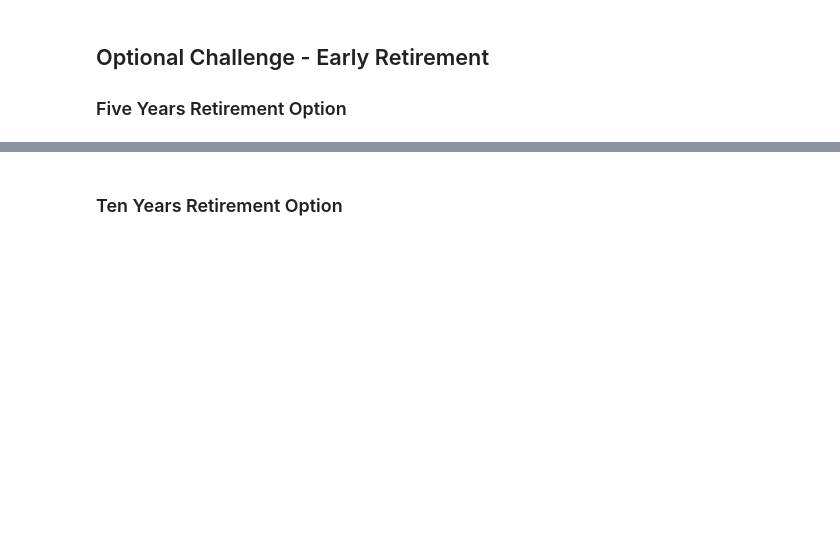
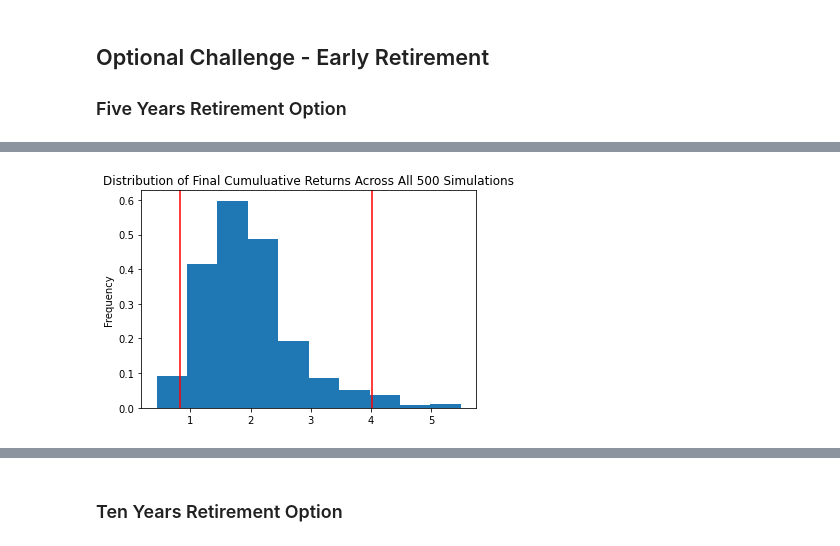
Before and after one commit to Luke-Mac/financial_planning, a Jupyter notebook: financial-planner.ipynb, the cells around one changed output, grey strips where cells are left out. Drawn from its saved outputs; the diff is of its cells as text; code cells hidden in the pictures; blank space fills up the shorter version.

```diff
--- a/financial-planner.ipynb
+++ b/financial-planner.ipynb
@@ -424,5 +487,7 @@ There is a 95% chance that an initial investment of $30000.0 in the portfolio ov
 # %%
 # Plot probability distribution and confidence intervals
-# YOUR CODE HERE!
+dist_plot_five_yr = MC_five_year.plot_distribution()
+# %% [output]
+[figure, added]
 # %%
 # Fetch summary statistics from the Monte Carlo simulation results
```
Also changed, not shown: parts of 27 cells of this notebook.
